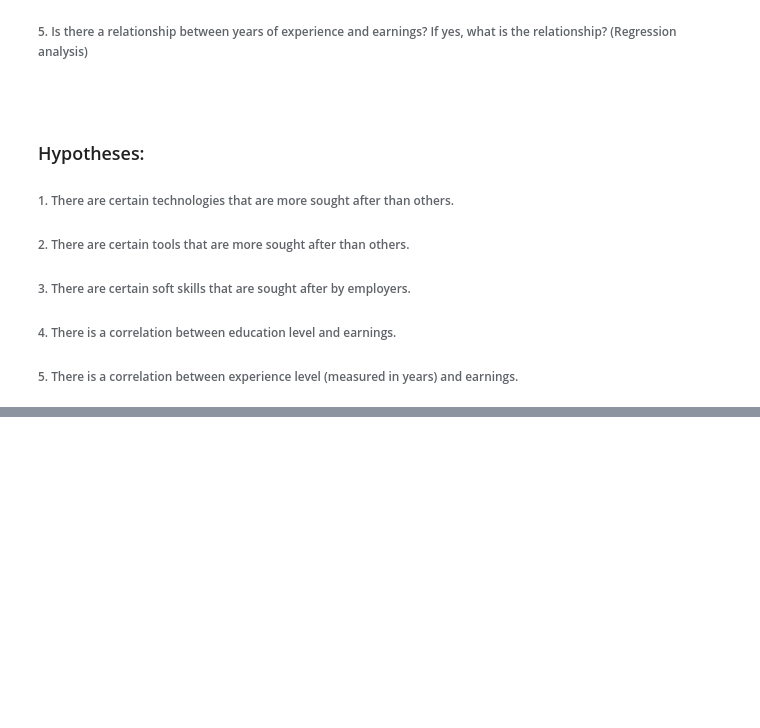
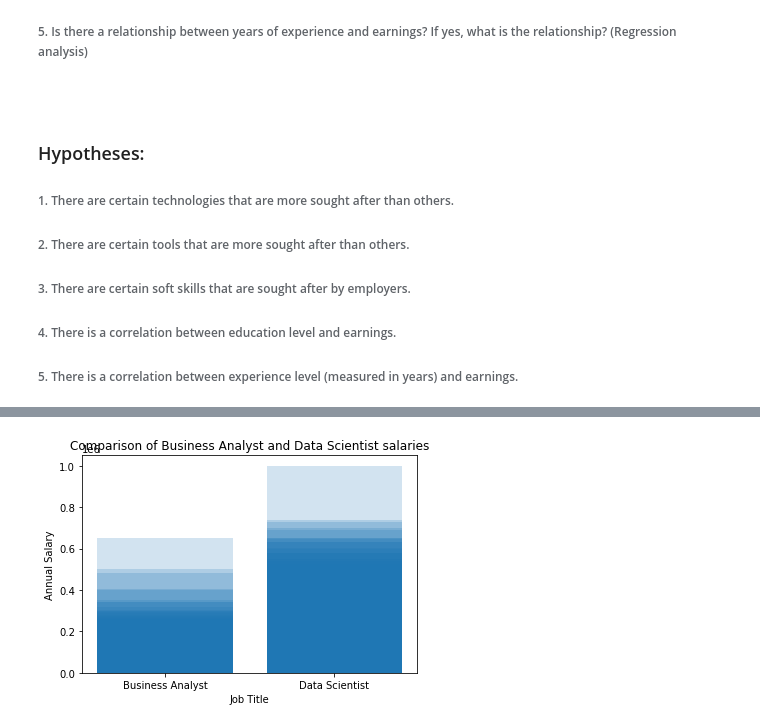
Before and after one commit to rita-s/Data_Analysis_Project_1, a Jupyter notebook: HR_Hackers.ipynb, the cells around one changed output, grey strips where cells are left out. Cells and saved outputs as stored; diff of their text form; code cells hidden in the pictures; blank space fills up the shorter version.

```diff
--- a/HR_Hackers.ipynb
+++ b/HR_Hackers.ipynb
@@ -166,0 +441,17 @@ Text(0, 0.5, 'Word Occurrence in Job Descriptions')
+# %%
+# Plotting to show the Annual Salary range based on Job Titles
+x_axis = salary_education_experience.df["Job_Title"]
+y_axis = salary_education_experience.df['Annual_Salary']
+
+plt.bar(x_axis, y_axis, alpha=0.2, align='center')
+
+current_values = plt.gca().get_yticks()
+# using format string '{:.0f}' here but you can choose others
+# forcing correct amount for Annual Salary:
+# plt.gca().set_yticklabels(['{:.0f}'.format(x) for x in salary_education_experience.df['Annual_Salary']])
+plt.xlabel("Job Title")
+plt.ylabel("Annual Salary")
+plt.title('Comparison of Business Analyst and Data Scientist salaries')
+plt.savefig('Comparison of Business Analyst and Data Scientist salaries')
+# %% [output]
+[figure, added]
```
Also changed, not shown: parts of 73 cells of this notebook, 10 other files.
